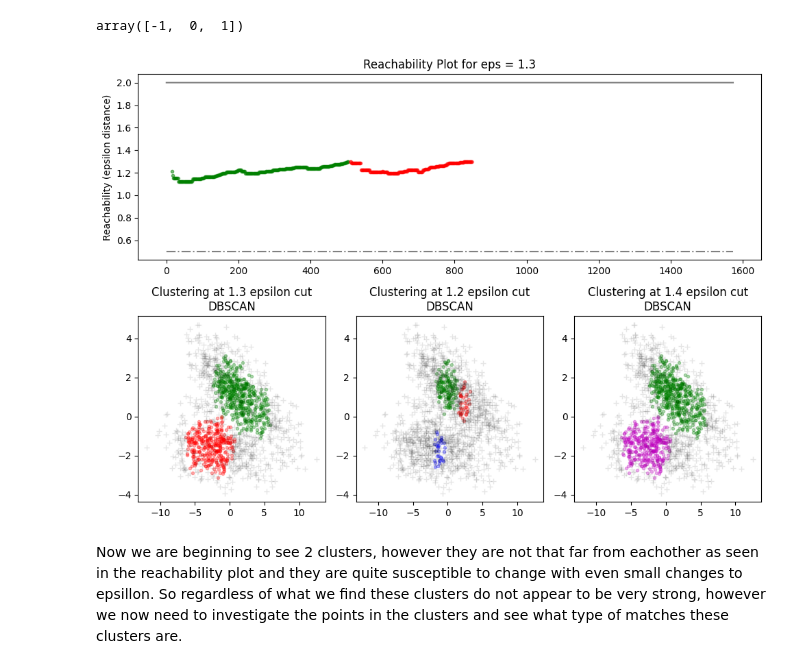
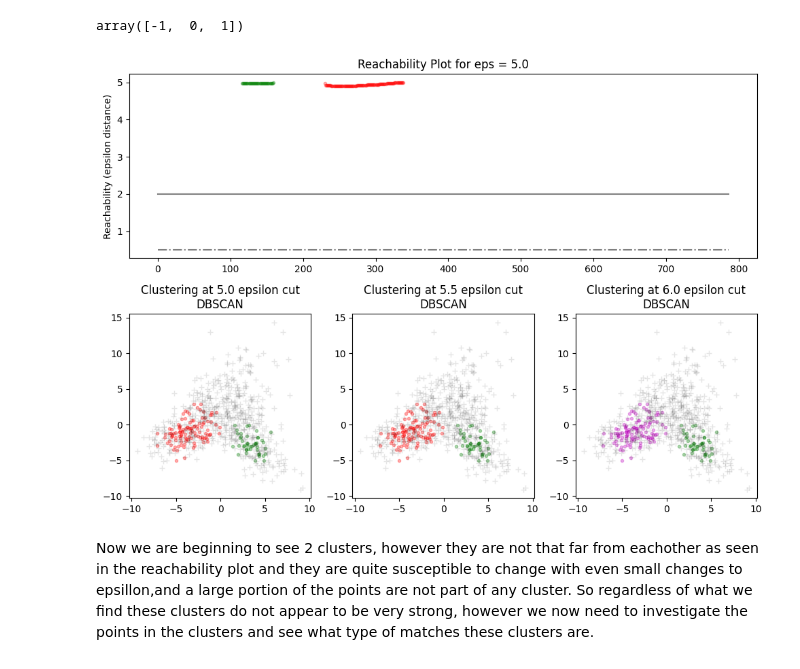
Before and after one commit to dwarfy35/Datamining_project, a Jupyter notebook: Daniel_project_notebook.ipynb, the cells around one changed output. Drawn from its saved outputs; the diff is of its cells as text; code cells hidden in the pictures.

Commit message:
Updated looking into the found clusters

```diff
--- a/Daniel_project_notebook.ipynb
+++ b/Daniel_project_notebook.ipynb
@@ -262,20 +237,12 @@ gameids = data[z > len(data.columns) * missing_value_row_percentage_threshold]["
 
 data = data.drop(data[data["gameid"].isin(gameids)].index)
 
-# drop irrelevant columns
-
 data_pure = data.drop(columns=["datacompleteness", "year", "playoffs", "date", "game", "patch", "participantid", "teamid"])
 
-#data_pure = data.drop(columns=["gameid", "datacompleteness", "league", "year", "playoffs", "date", "game", "patch", "participantid", "playername", "playerid", "teamname", "teamid"])
-#Extra drops for the exact data type we are looking for
-#Data for players only
-#data_pure = data_pure[['champion','position','kills','deaths','assists','firstblood','dpm','damageshare','wpm','wcpm','vspm','earned gpm','earnedgoldshare','cspm']]
-#data_pure = data_pure.drop(columns=["champion","position"])
 
 most_relevant_columns = ['gameid','side','gamelength','kills', 'deaths', 'assists','damagetochampions', 'dpm', 'damagetakenperminute', 'damagemitigatedperminute', 'damagetotowers', 'wardsplaced', 'visionscore', 'totalgold', 'minionkills', 'monsterkills', 'xpat10', 'csat10', 'goldat10', 'xpat15', 'csat15', 'goldat15', 'xpat20', 'csat20', 'goldat20', 'xpat25', 'csat25', 'goldat25']
 data_pure = data[most_relevant_columns]
-#data_pure = utility.champion_class_transform(data_pure)
-
+data_pure = data_pure.pivot(index=['gameid'],columns='side')
 data_numeric = pd.get_dummies(data_pure, dtype=float)
 X = data_numeric.to_numpy()
 X.shape
@@ -287,5 +254,5 @@ X_centered = X - X_mean                         # X - np.ones((X.shape[0, 1])) @
 X_cov = np.cov(X_centered, rowvar=False)        # 1 / (X_centered.shape[0]) * (X_centered.T @ X_centered)
 
 # calculate the standard score normalized matrix and the correlation matrix
-X_normalized = scipy.stats.zscore(X, axis=1)    # (x - mean) / std
+X_normalized = scipy.stats.zscore(X, axis=0)    # (x - mean) / std
 X_cor = np.cov(X_normalized, rowvar=False)      # 1 / (X_normalized.shape[0]) * (X_normalized.T @ X_normalized)
@@ -366,7 +333,7 @@ We can try to use OPTICS instead since it is better suited for such high dimensi
 import matplotlib.gridspec as gridspec
 from sklearn.cluster import OPTICS, cluster_optics_dbscan
 # %%
-clust = OPTICS(min_samples=50, cluster_method='dbscan',max_eps=1.3)
+clust = OPTICS(min_samples=50, cluster_method='dbscan',max_eps=5.0)
 
 clust.fit(X_normalized)
 
@@ -378,13 +345,13 @@ labels_120 = cluster_optics_dbscan(
     reachability=clust.reachability_,
     core_distances=clust.core_distances_,
     ordering=clust.ordering_,
-    eps=1.2,
+    eps=5.5,
 )
 labels_140 = cluster_optics_dbscan(
     reachability=clust.reachability_,
     core_distances=clust.core_distances_,
     ordering=clust.ordering_,
-    eps=1.4,
+    eps=6.0,
 )
 
 space = np.arange(len(X_normalized))
@@ -406,37 +373,37 @@ for klass, color in enumerate(colors):
     ax1.plot(Xk, Rk, color, alpha=0.3)
 ax1.plot(space[labels == -1], reachability[labels == -1], "k.", alpha=0.3)
 ax1.plot(space, np.full_like(space, 2.0, dtype=float), "k-", alpha=0.5)
 ax1.plot(space, np.full_like(space, 0.5, dtype=float), "k-.", alpha=0.5)
 ax1.set_ylabel("Reachability (epsilon distance)")
-ax1.set_title("Reachability Plot for eps = 1.3")
+ax1.set_title("Reachability Plot for eps = 5.0")
 
 # OPTICS
 colors = ["g.", "r.", "b.", "y.", "c."]
 for klass, color in enumerate(colors):
     Xk = X_pca[clust.labels_ == klass]
     ax2.plot(Xk[:, 0], Xk[:, 1], color, alpha=0.3)
 ax2.plot(X_pca[clust.labels_ == -1, 0], X_pca[clust.labels_ == -1, 1], "k+", alpha=0.1)
-ax2.set_title("Clustering at 1.3 epsilon cut\nDBSCAN")
+ax2.set_title("Clustering at 5.0 epsilon cut\nDBSCAN")
 
 # DBSCAN at 1.2
 colors = ["g.", "r.", "b.", "c."]
 for klass, color in enumerate(colors):
     Xk = X_pca[labels_120 == klass]
     ax3.plot(Xk[:, 0], Xk[:, 1], color, alpha=0.3)
 ax3.plot(X_pca[labels_120 == -1, 0], X_pca[labels_120 == -1, 1], "k+", alpha=0.1)
-ax3.set_title("Clustering at 1.2 epsilon cut\nDBSCAN")
+ax3.set_title("Clustering at 5.5 epsilon cut\nDBSCAN")
 
 # DBSCAN at 1.4
 colors = ["g.", "m.", "y.", "c."]
 for klass, color in enumerate(colors):
     Xk = X_pca[labels_140 == klass]
     ax4.plot(Xk[:, 0], Xk[:, 1], color, alpha=0.3)
 ax4.plot(X_pca[labels_140 == -1, 0], X_pca[labels_140 == -1, 1], "k+", alpha=0.1)
-ax4.set_title("Clustering at 1.4 epsilon cut\nDBSCAN")
+ax4.set_title("Clustering at 6.0 epsilon cut\nDBSCAN")
 
 plt.tight_layout()
 plt.show()
 # %% [output]
-[figure, old version]
+[figure, new version]
 # %% [markdown]
-Now we are beginning to see 2 clusters, however they are not that far from eachother as seen in the reachability plot and they are quite susceptible to change with even small changes to epsillon. So regardless of what we find these clusters do not appear to be very strong, however we now need to investigate the points in the clusters and see what type of matches these clusters are.
+Now we are beginning to see 2 clusters, however they are not that far from eachother as seen in the reachability plot and they are quite susceptible to change with even small changes to epsillon,and a large portion of the points are not part of any cluster. So regardless of what we find these clusters do not appear to be very strong, however we now need to investigate the points in the clusters and see what type of matches these clusters are.
```
Also changed, not shown: parts of 22 cells of this notebook.
